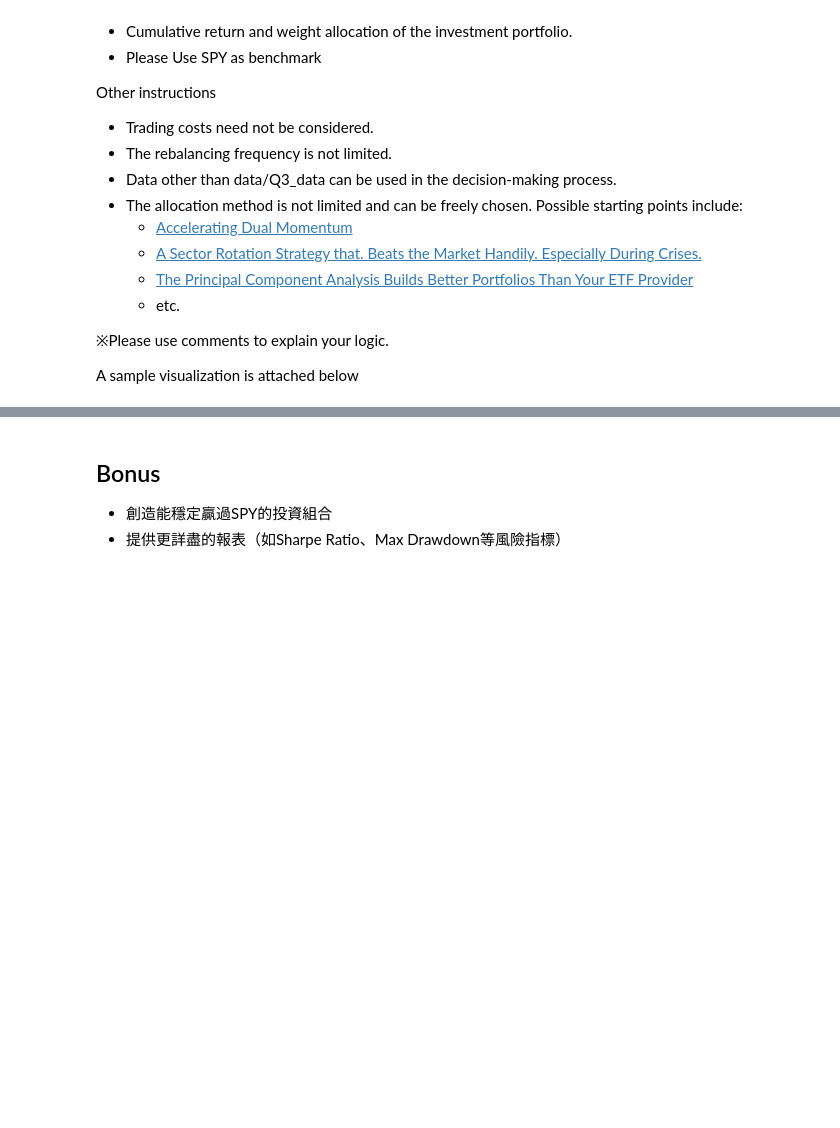
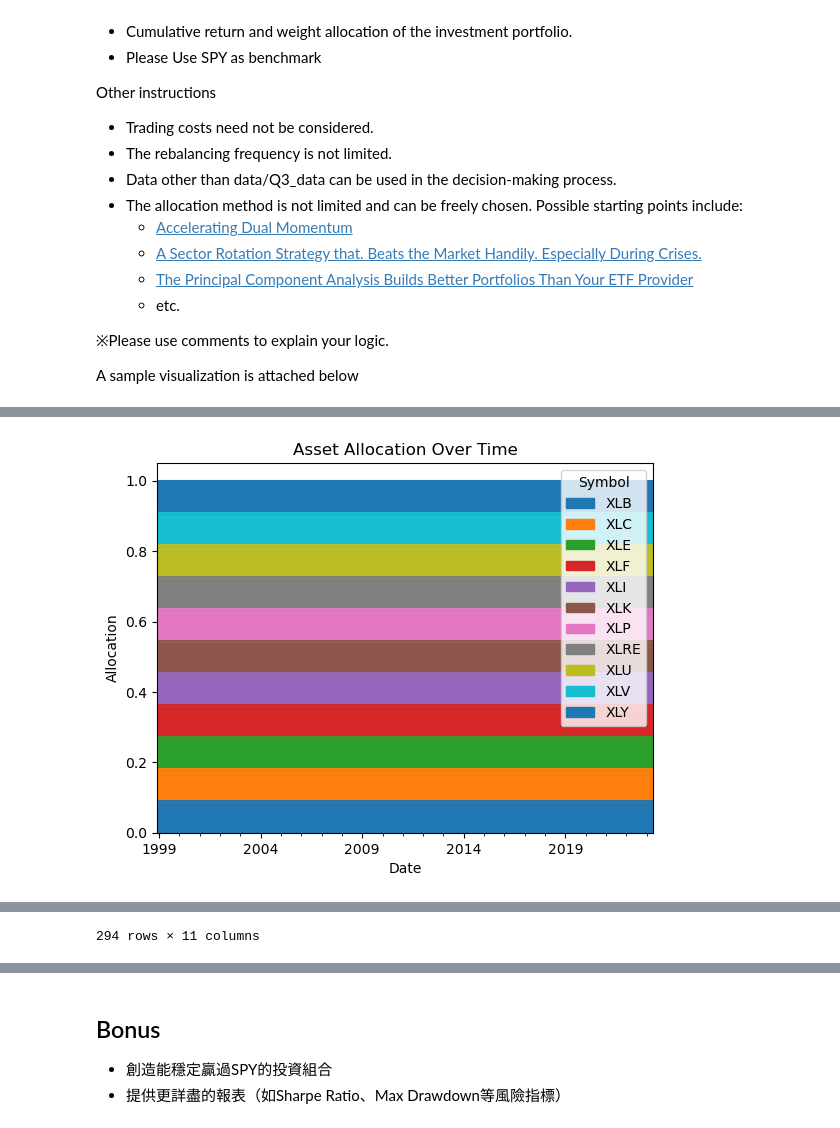
Before and after one commit to Raccoon103/Gambling-Apocalypse-Crypto, a Jupyter notebook: CryptoStrat.ipynb, the cells around one changed output, grey strips where cells are left out. Cells and saved outputs as stored; diff of their text form; code cells hidden in the pictures; blank space fills up the shorter version.

```diff
--- a/CryptoStrat.ipynb
+++ b/CryptoStrat.ipynb
@@ -438,7 +104,0 @@ A sample visualization is attached below
-# %%
-## To do
-df['Date'] = pd.to_datetime(df['Date'])
-
-# Pivot data to wide format
-df = df.pivot(index='Date', columns='Symbol', values='Adj Close')
-df
@@ -508,29 +122,0 @@ Index(['XLE', 'XLF', 'XLI', 'XLK'], dtype='object', name='Symbol')
-# %%
-plt.plot(df_returns.index, df_returns['Cum_Portfolio_Returns'], label='Portfolio')
-plt.plot(df_returns.index, df_returns['Cum_SPY_Returns'], label='SPY')
-
-# Set the title and labels of the plot
-plt.title('Cumulative Returns')
-plt.xlabel('Date')
-plt.ylabel('Cumulative Returns')
-
-# Add a legend to the plot
-plt.legend()
-
-# Show the plot
-plt.show()
-
-# Allocation visualization
-# Compute equal weights at the start of each month
-df_weights = pd.DataFrame(index=df_returns.index, columns=assets)
-df_weights[:] = 1/num_assets
-
-# Assuming monthly rebalancing, forward fill the weights
-df_weights = df_weights.resample('M').first().ffill()
-
-# Plotting
-fig, ax = plt.subplots(figsize=(14,7))
-df_weights.plot.area(ax=ax)
-ax.set_ylabel('Allocation')
-ax.set_title('Asset Allocation Over Time')
-plt.show()
@@ -541,0 +188,5 @@ plt.show()
+# %%
+weights_test1 = allocation_equalweighting(test1, df_returns.copy(), 'SPY')
+weights_test1
+# %% [output]
+[figure, added]
@@ -541,0 +206 @@ plt.show()
+294 rows × 11 columns
```
Also changed, not shown: parts of 33 cells of this notebook.
